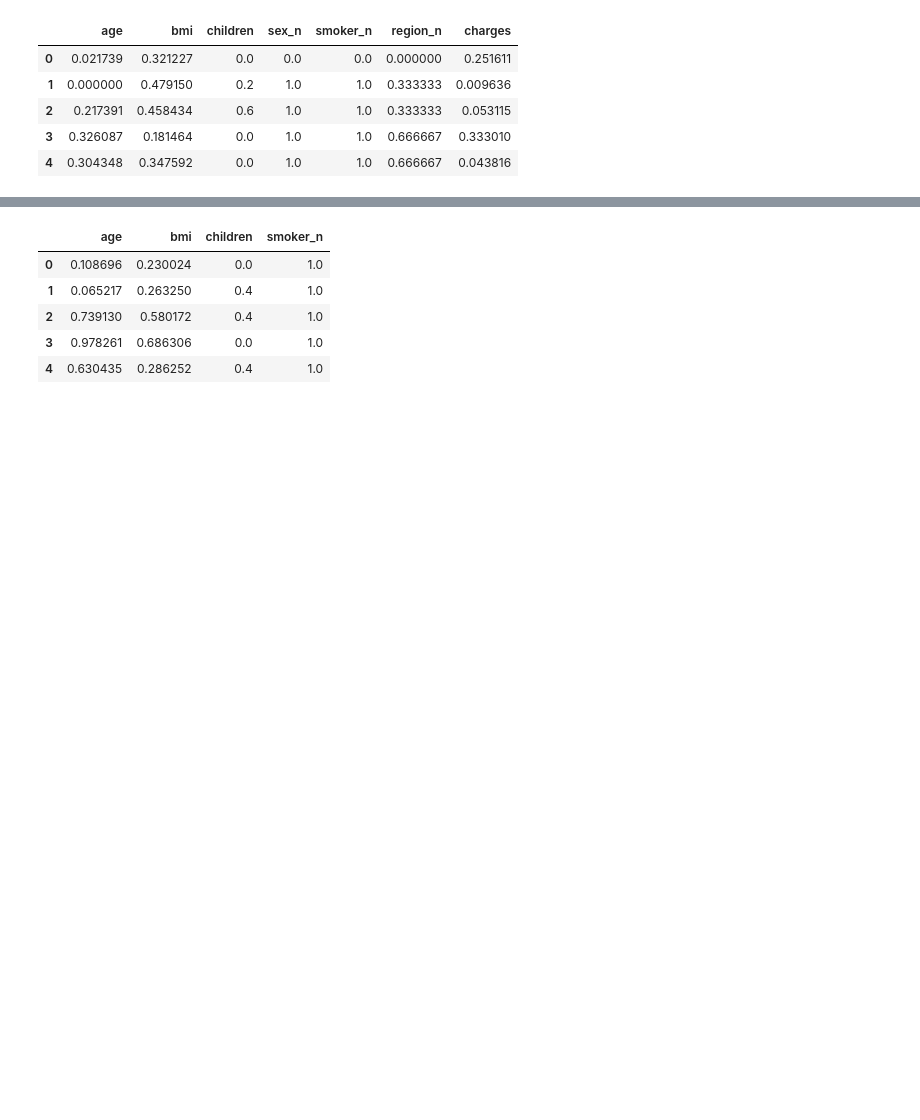
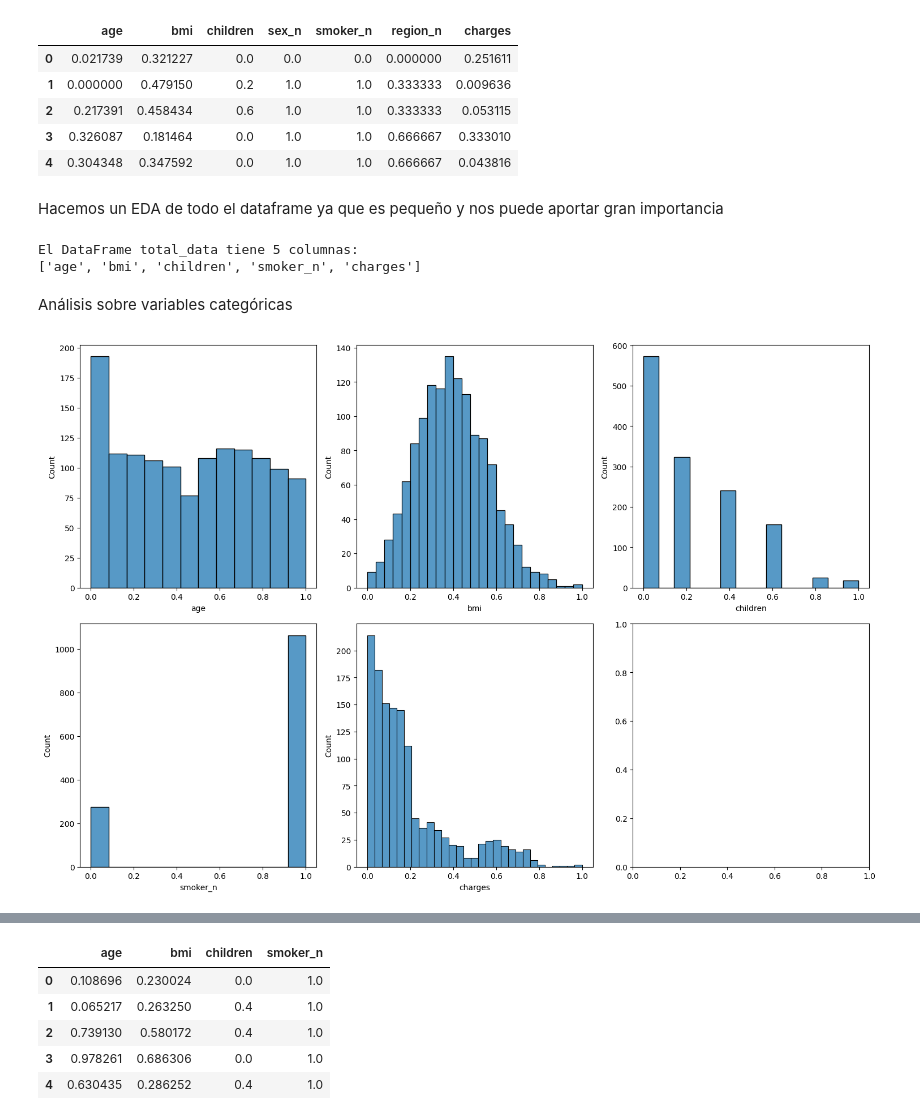
Before and after one commit to KevinKennyy/Proyecto-de-Regresi-n-Lineal, a Jupyter notebook: src/Proyecto .ipynb, the cells around one changed output, grey strips where cells are left out. Cells and saved outputs as stored; diff of their text form; code cells hidden in the pictures; blank space fills up the shorter version.

```diff
--- a/src/Proyecto .ipynb
+++ b/src/Proyecto .ipynb
@@ -47,3 +47,41 @@ total_data_scal.head()
 | 2 | 0.217391 | 0.458434 | 0.6 | 1.0 | 1.0 | 0.333333 | 0.053115 |
 | 3 | 0.326087 | 0.181464 | 0.0 | 1.0 | 1.0 | 0.666667 | 0.333010 |
 | 4 | 0.304348 | 0.347592 | 0.0 | 1.0 | 1.0 | 0.666667 | 0.043816 |
+# %% [markdown]
+Hacemos un EDA de todo el dataframe ya que es pequeño y nos puede aportar gran importancia
+# %%
+import pandas as pd
+
+num_columnas = total_data.shape[1]
+
+nombres_columnas = total_data.columns.tolist()
+
+print("El DataFrame total_data tiene {} columnas:".format(num_columnas))
+print(nombres_columnas)
+# %% [output]
+El DataFrame total_data tiene 5 columnas:
+['age', 'bmi', 'children', 'smoker_n', 'charges']
+# %% [markdown]
+Análisis sobre variables categóricas
+# %%
+
+import matplotlib.pyplot as plt
+import seaborn as sns
+
+# Crear la matriz de gráficos
+fig, axis = plt.subplots(2, 3, figsize=(15, 10))
+
+# Crear los gráficos para cada variable
+sns.histplot(ax=axis[0, 0], data=total_data_scal, x='age')
+sns.histplot(ax=axis[0, 1], data=total_data_scal, x='bmi')
+sns.histplot(ax=axis[0, 2], data=total_data_scal, x='children')
+sns.histplot(ax=axis[1, 0], data=total_data_scal, x='smoker_n')
+sns.histplot(ax=axis[1, 1], data=total_data_scal, x='charges')
+
+# Ajustar el layout
+plt.tight_layout()
+
+# Mostrar el plot
+plt.show()
+# %% [output]
+[figure, added]
```
Also changed, not shown: parts of 20 cells of this notebook.
